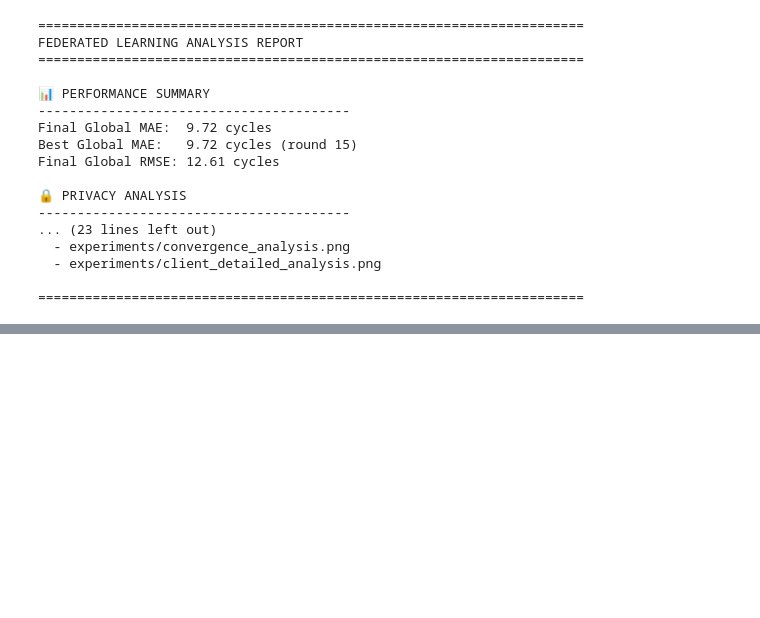
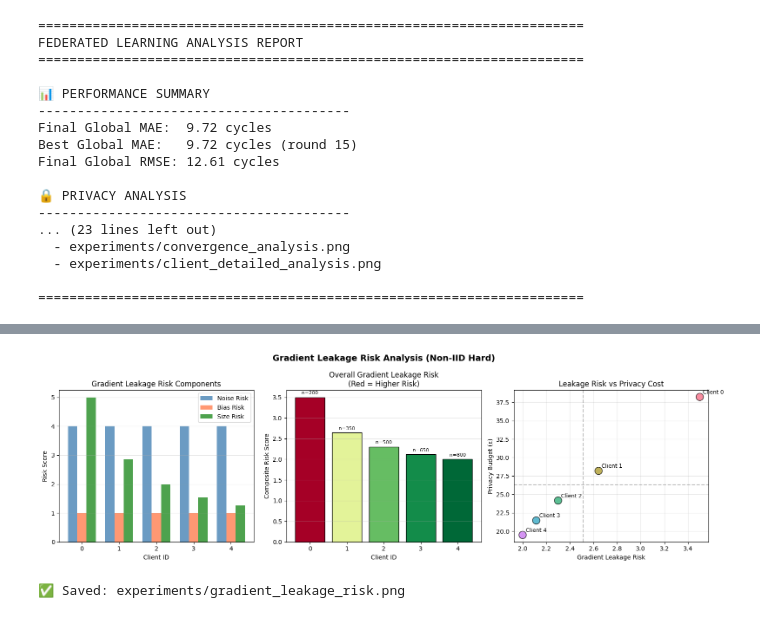
Before and after one commit to AthSri0507/FL_based_IndustrialMaintenance, a Jupyter notebook: notebooks/02_privacy_analysis.ipynb, the cells around one changed output, grey strips where cells are left out. Cells and saved outputs as stored; diff of their text form; code cells hidden in the pictures; blank space fills up the shorter version.

```diff
--- a/notebooks/02_privacy_analysis.ipynb
+++ b/notebooks/02_privacy_analysis.ipynb
@@ -479,0 +830,60 @@ print('Analysis summary saved to experiments/analysis_summary.json')
+# %%
+# Visualize gradient leakage risk
+fig, axes = plt.subplots(1, 3, figsize=(16, 5))
+
+# ----- 1. Risk breakdown by component -----
+ax = axes[0]
+x = np.arange(num_clients)
+width = 0.25
+
+bars1 = ax.bar(x - width, risk_df['noise_risk'], width, label='Noise Risk', color='steelblue', alpha=0.8)
+bars2 = ax.bar(x, risk_df['bias_risk'], width, label='Bias Risk', color='coral', alpha=0.8)
+bars3 = ax.bar(x + width, risk_df['size_risk'], width, label='Size Risk', color='forestgreen', alpha=0.8)
+
+ax.set_xlabel('Client ID')
+ax.set_ylabel('Risk Score')
+ax.set_title('Gradient Leakage Risk Components')
+ax.set_xticks(x)
+ax.legend()
+ax.grid(True, alpha=0.3, axis='y')
+
+# ----- 2. Composite risk with client properties -----
+ax = axes[1]
+colors_risk = plt.cm.RdYlGn_r(risk_df['normalized_risk'])
+bars = ax.bar(range(num_clients), risk_df['composite_risk'], color=colors_risk, edgecolor='black')
+ax.set_xlabel('Client ID')
+ax.set_ylabel('Composite Risk Score')
+ax.set_title('Overall Gradient Leakage Risk\n(Red = Higher Risk)')
+ax.set_xticks(range(num_clients))
+# Add annotations
+for i, (bar, row) in enumerate(zip(bars, risk_df.itertuples())):
+    ax.text(bar.get_x() + bar.get_width()/2, bar.get_height() + 0.05,
+            f'n={row.data_size}', ha='center', va='bottom', fontsize=8)
+ax.grid(True, alpha=0.3, axis='y')
+
+# ----- 3. Risk vs Privacy Budget -----
+ax = axes[2]
+final_eps_per_client = [client_epsilon_history[c][-1] for c in range(num_clients)]
+scatter = ax.scatter(risk_df['composite_risk'], final_eps_per_client,
+                      c=colors, s=150, edgecolors='black', alpha=0.8)
+for c in range(num_clients):
+    ax.annotate(f'Client {c}', (risk_df['composite_risk'].iloc[c], final_eps_per_client[c]),
+                textcoords="offset points", xytext=(5, 5), fontsize=9)
+ax.set_xlabel('Gradient Leakage Risk')
+ax.set_ylabel('Privacy Budget (ε)')
+ax.set_title('Leakage Risk vs Privacy Cost')
+ax.grid(True, alpha=0.3)
+
+# Add quadrant labels
+ax.axhline(np.mean(final_eps_per_client), color='gray', linestyle='--', alpha=0.5)
+ax.axvline(np.mean(risk_df['composite_risk']), color='gray', linestyle='--', alpha=0.5)
+
+fig.suptitle('Gradient Leakage Risk Analysis (Non-IID Hard)', fontsize=14, fontweight='bold')
+plt.tight_layout()
+plt.savefig('../experiments/gradient_leakage_risk.png', dpi=150, bbox_inches='tight')
+plt.show()
+
+print("\n✅ Saved: experiments/gradient_leakage_risk.png")
+# %% [output]
+[figure, added]
+✅ Saved: experiments/gradient_leakage_risk.png
```
Also changed, not shown: parts of 10 cells of this notebook, 10 other files.
